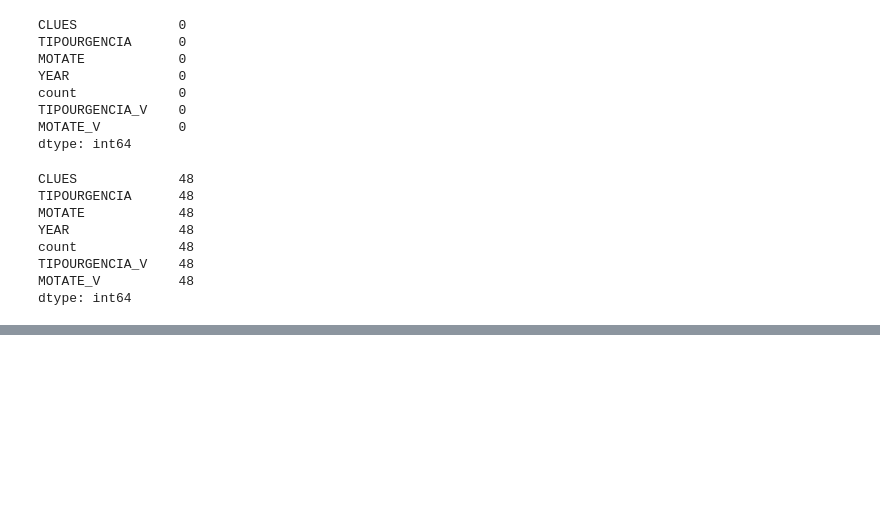
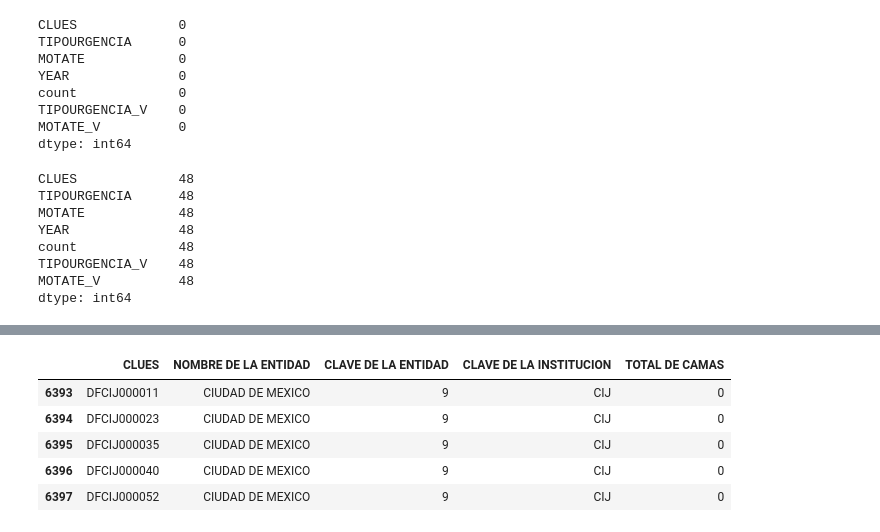
Before and after one commit to JoannePeel/healthcare-data-analysis, a Jupyter notebook: main.ipynb, the cells around one changed output, grey strips where cells are left out. Saved outputs shown, nothing was run; the diff lists cells and outputs as text; code cells hidden in the pictures; blank space fills up the shorter version.

```diff
--- a/main.ipynb
+++ b/main.ipynb
@@ -393,0 +433,9 @@ urgencies_cdmx_grouped.to_csv(output_file, encoding='utf-8', index=False)
+# %%
+hospital_list_cdmx.head()
+# %% [output]
+|  | CLUES | NOMBRE DE LA ENTIDAD | CLAVE DE LA ENTIDAD | CLAVE DE LA INSTITUCION | TOTAL DE CAMAS |
+| 6393 | DFCIJ000011 | CIUDAD DE MEXICO | 9 | CIJ | 0 |
+| 6394 | DFCIJ000023 | CIUDAD DE MEXICO | 9 | CIJ | 0 |
+| 6395 | DFCIJ000035 | CIUDAD DE MEXICO | 9 | CIJ | 0 |
+| 6396 | DFCIJ000040 | CIUDAD DE MEXICO | 9 | CIJ | 0 |
+| 6397 | DFCIJ000052 | CIUDAD DE MEXICO | 9 | CIJ | 0 |
```
Also changed, not shown: parts of 9 cells of this notebook, 1 other file.
